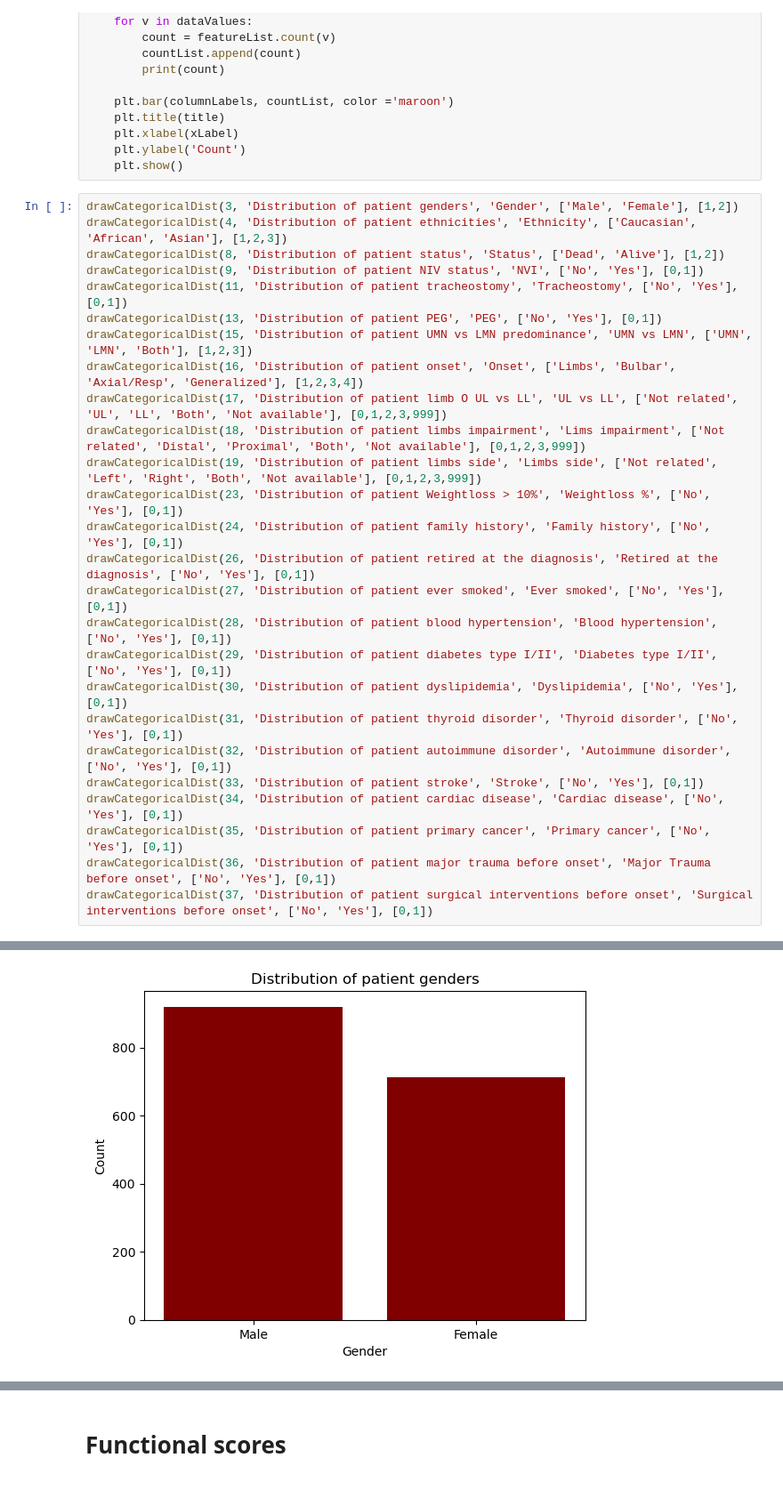
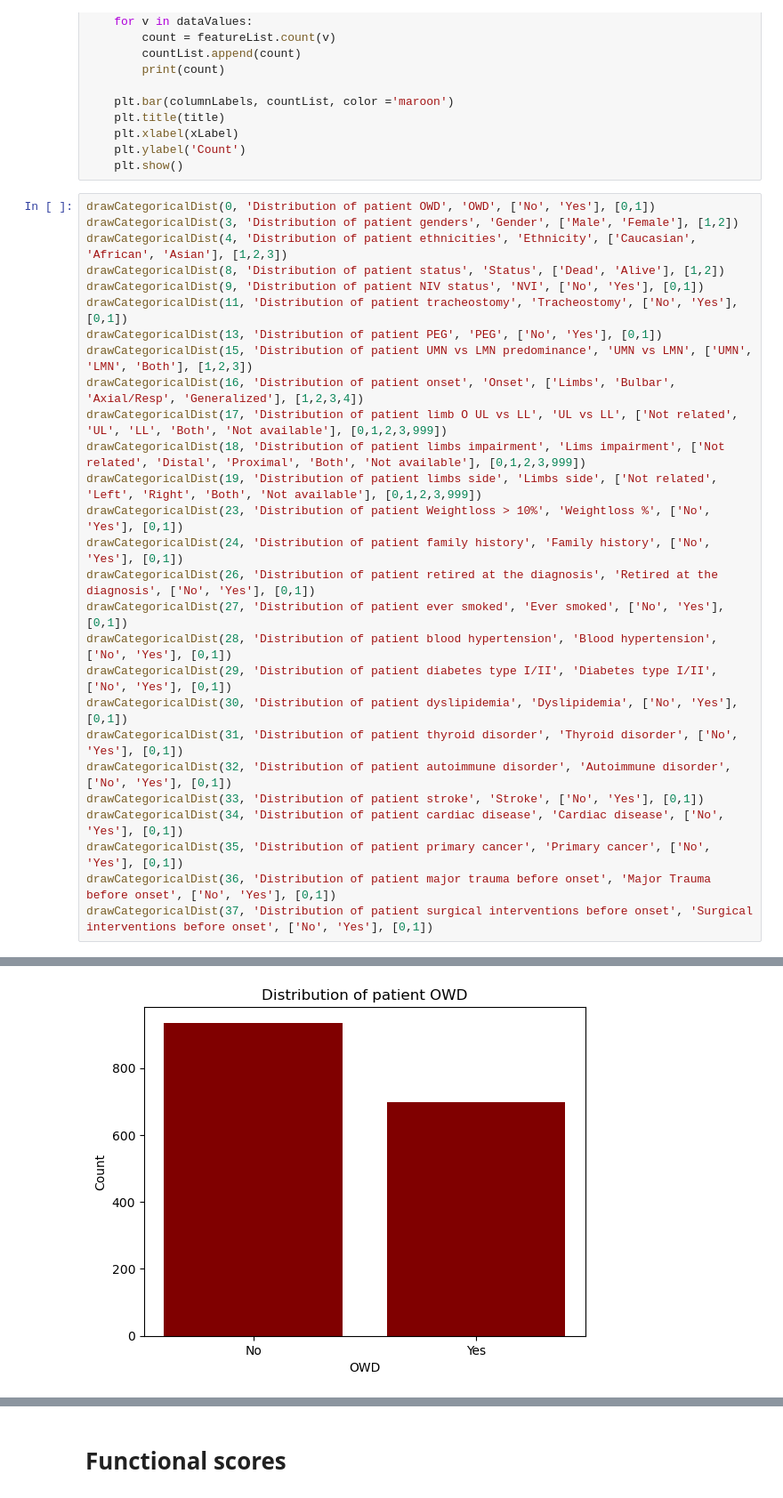
Before and after one commit to fabiuchiha/ALS, a Jupyter notebook: ALS features.ipynb, the cells around one changed output, grey strips where cells are left out. Shown at 89% size. Drawn from its saved outputs; the diff is of its cells as text.

```diff
--- a/ALS features.ipynb
+++ b/ALS features.ipynb
@@ -122,6 +122,7 @@ def drawCategoricalDist(featureIndex, title, xLabel, columnLabels, dataValues):
     plt.ylabel('Count')
     plt.show()
 # %%
+drawCategoricalDist(0, 'Distribution of patient OWD', 'OWD', ['No', 'Yes'], [0,1])
 drawCategoricalDist(3, 'Distribution of patient genders', 'Gender', ['Male', 'Female'], [1,2])
 drawCategoricalDist(4, 'Distribution of patient ethnicities', 'Ethnicity', ['Caucasian', 'African', 'Asian'], [1,2,3])
 drawCategoricalDist(8, 'Distribution of patient status', 'Status', ['Dead', 'Alive'], [1,2])
@@ -154 +155 @@ Data points:  1632
-[figure, old version]
+[figure, new version]
```
Also changed, not shown: parts of 1 cell of this notebook, 2 other files.
